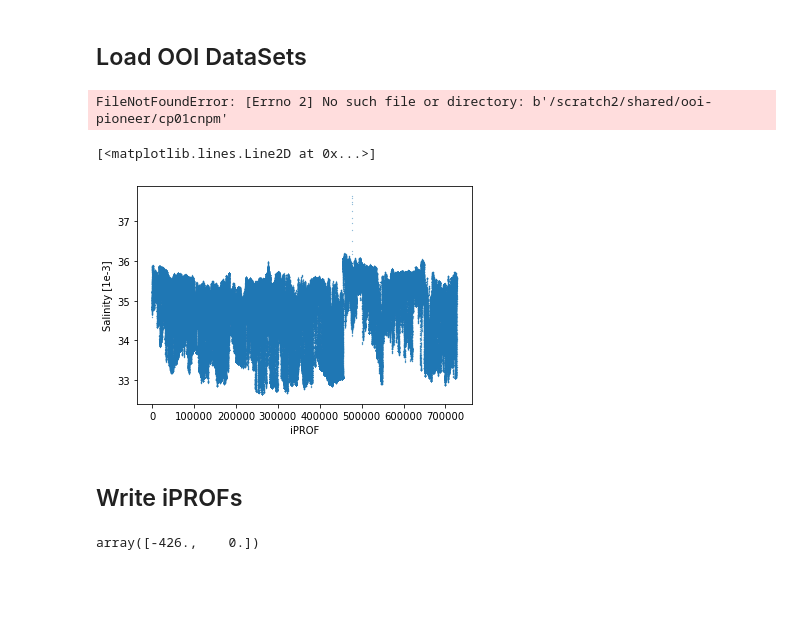
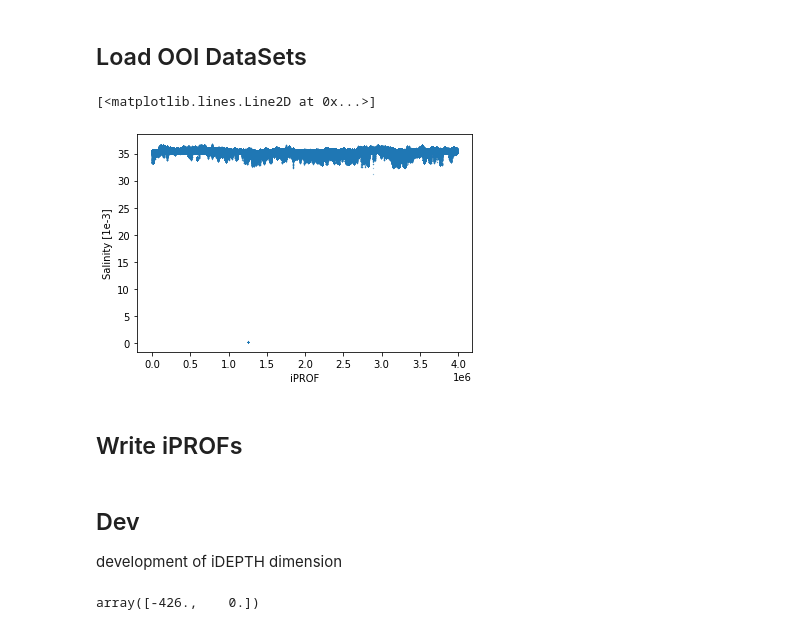
Before and after one commit to IvanaEscobar/sandbox, a Jupyter notebook: sandbox/ooi-pioneer/notebooks/ooi2profilesPkg.ipynb, the cells around one changed output. Cells and saved outputs as stored; diff of their text form; code cells hidden in the pictures; blank space fills up the shorter version.

```diff
--- a/sandbox/ooi-pioneer/notebooks/ooi2profilesPkg.ipynb
+++ b/sandbox/ooi-pioneer/notebooks/ooi2profilesPkg.ipynb
@@ -33,10 +33,6 @@ def readOOI (fname):
 # %%
 dataPath = '/scratch2/shared/ooi-pioneer/'
 dataFiles = os.listdir(dataPath)[5:]
-# %%
-xr.open_dataset(dataPath + 'cp01cnpm')
-# %% [output]
-FileNotFoundError: [Errno 2] No such file or directory: b'/scratch2/shared/ooi-pioneer/cp01cnpm'
 # %%
 ds = {}
 for file in dataFiles:
@@ -44,10 +42,10 @@ for file in dataFiles:
 # %%
-ds['cp01cnpm'].prof_S.plot(x='iPROF',
+ds['cp04ospm'].prof_S.plot(x='iPROF',
                               marker='o', linewidth=0.,
                               markersize=0.2)
 # %% [output]
 [<matplotlib.lines.Line2D at 0x...>]
-[figure, old version]
+[figure, new version]
 # %% [markdown]
 ## Write iPROFs
 # %%
@@ -68,5 +66,9 @@ def writeTimeVariables (ds):
                             attrs={'long_name' : 'hour (2 digits), minute (2 digits), second (2 digits)'}
                         )
     return None
+# %% [markdown]
+## Dev
+
+development of iDEPTH dimension
 # %%
 dsTest = ds['cp04ospm']
```
Also changed, not shown: parts of 10 cells of this notebook, 1 other file.
